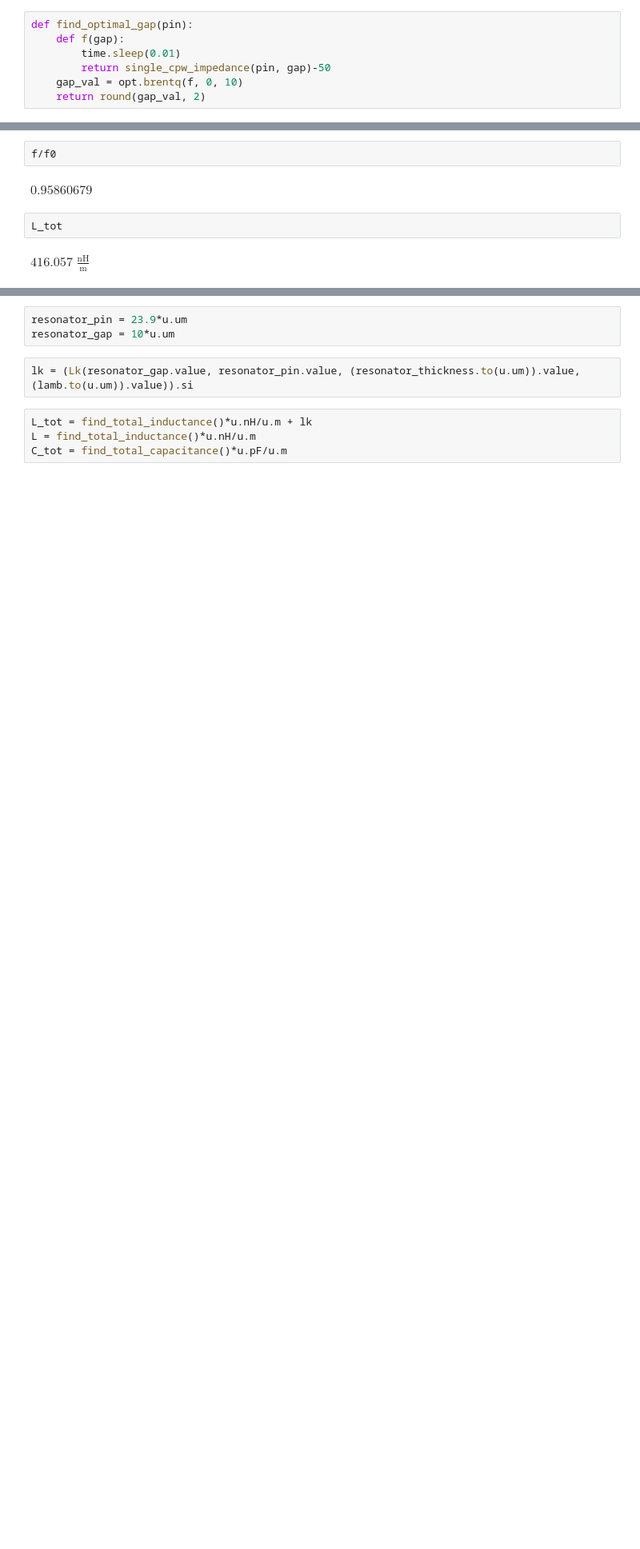
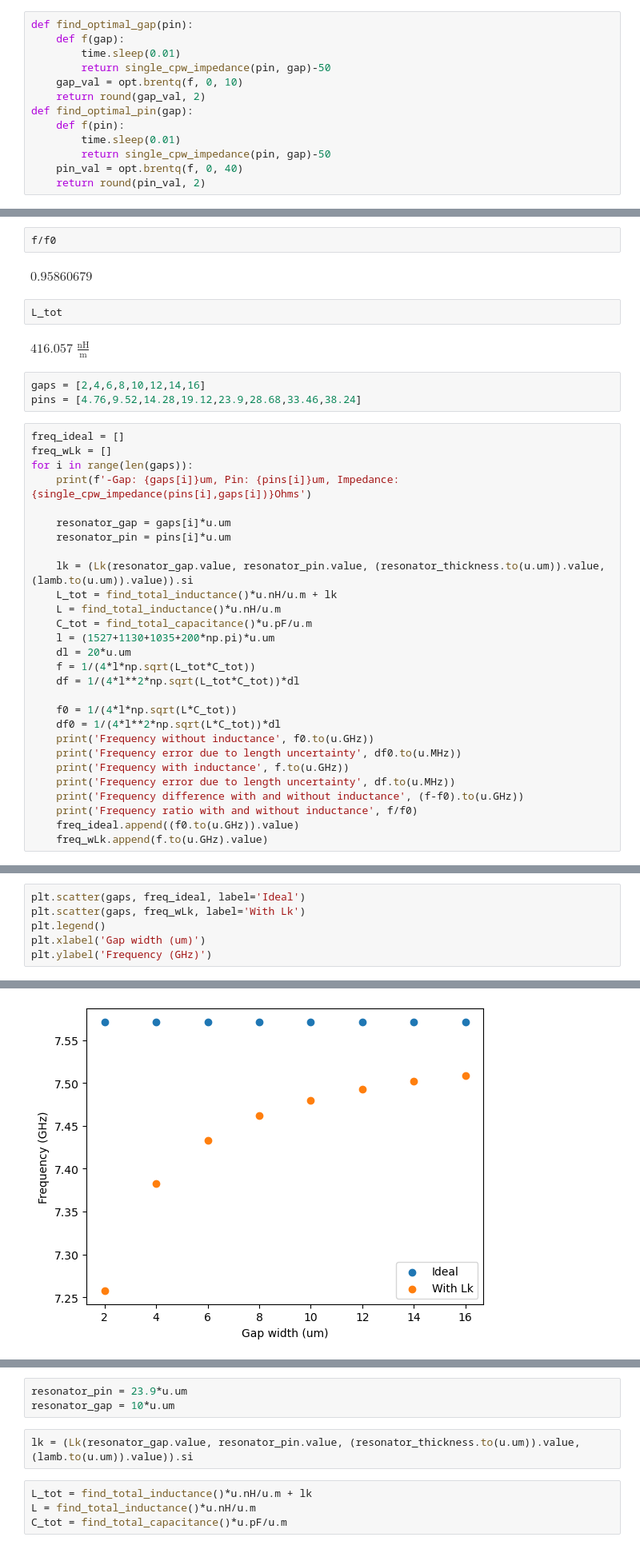
Before and after one commit to Wendywanw/Wendy-qiskit-code, a Jupyter notebook: Resonator_design/coupler_optimization.ipynb, the cells around one changed output, grey strips where cells are left out. Shown at 80% size. Drawn from its saved outputs; the diff is of its cells as text; blank space fills up the shorter version.

```diff
--- a/Resonator_design/coupler_optimization.ipynb
+++ b/Resonator_design/coupler_optimization.ipynb
@@ -108,3 +119,9 @@ def find_optimal_gap(pin):
         return single_cpw_impedance(pin, gap)-50
     gap_val = opt.brentq(f, 0, 10)
     return round(gap_val, 2)
+def find_optimal_pin(gap):
+    def f(pin):
+        time.sleep(0.01)
+        return single_cpw_impedance(pin, gap)-50
+    pin_val = opt.brentq(f, 0, 40)
+    return round(pin_val, 2)
@@ -210,3 +251,34 @@ $0.95860679 \; \mathrm{}$
 L_tot
 # %% [output]
 $416.057 \; \mathrm{\frac{nH}{m}}$
+# %%
+gaps = [2,4,6,8,10,12,14,16]
+pins = [4.76,9.52,14.28,19.12,23.9,28.68,33.46,38.24]
+# %%
+freq_ideal = []
+freq_wLk = []
+for i in range(len(gaps)):
+    print(f'-Gap: {gaps[i]}um, Pin: {pins[i]}um, Impedance: {single_cpw_impedance(pins[i],gaps[i])}Ohms')
+
+    resonator_gap = gaps[i]*u.um
+    resonator_pin = pins[i]*u.um
+
+    lk = (Lk(resonator_gap.value, resonator_pin.value, (resonator_thickness.to(u.um)).value, (lamb.to(u.um)).value)).si
+    L_tot = find_total_inductance()*u.nH/u.m + lk
+    L = find_total_inductance()*u.nH/u.m
+    C_tot = find_total_capacitance()*u.pF/u.m
+    l = (1527+1130+1035+200*np.pi)*u.um
+    dl = 20*u.um
+    f = 1/(4*l*np.sqrt(L_tot*C_tot))
+    df = 1/(4*l**2*np.sqrt(L_tot*C_tot))*dl
+
+    f0 = 1/(4*l*np.sqrt(L*C_tot))
+    df0 = 1/(4*l**2*np.sqrt(L*C_tot))*dl
+    print('Frequency without inductance', f0.to(u.GHz))
+    print('Frequency error due to length uncertainty', df0.to(u.MHz))
+    print('Frequency with inductance', f.to(u.GHz))
+    print('Frequency error due to length uncertainty', df.to(u.MHz))
+    print('Frequency difference with and without inductance', (f-f0).to(u.GHz))
+    print('Frequency ratio with and without inductance', f/f0)
+    freq_ideal.append((f0.to(u.GHz)).value)
+    freq_wLk.append(f.to(u.GHz).value)
@@ -212,0 +305,7 @@ $416.057 \; \mathrm{\frac{nH}{m}}$
+# %%
+plt.scatter(gaps, freq_ideal, label='Ideal')
+plt.scatter(gaps, freq_wLk, label='With Lk')
+plt.legend()
+plt.xlabel('Gap width (um)')
+plt.ylabel('Frequency (GHz)')
+# %% [output]
@@ -212,0 +313 @@ $416.057 \; \mathrm{\frac{nH}{m}}$
+[figure, added]
```
Also changed, not shown: parts of 39 cells of this notebook.
